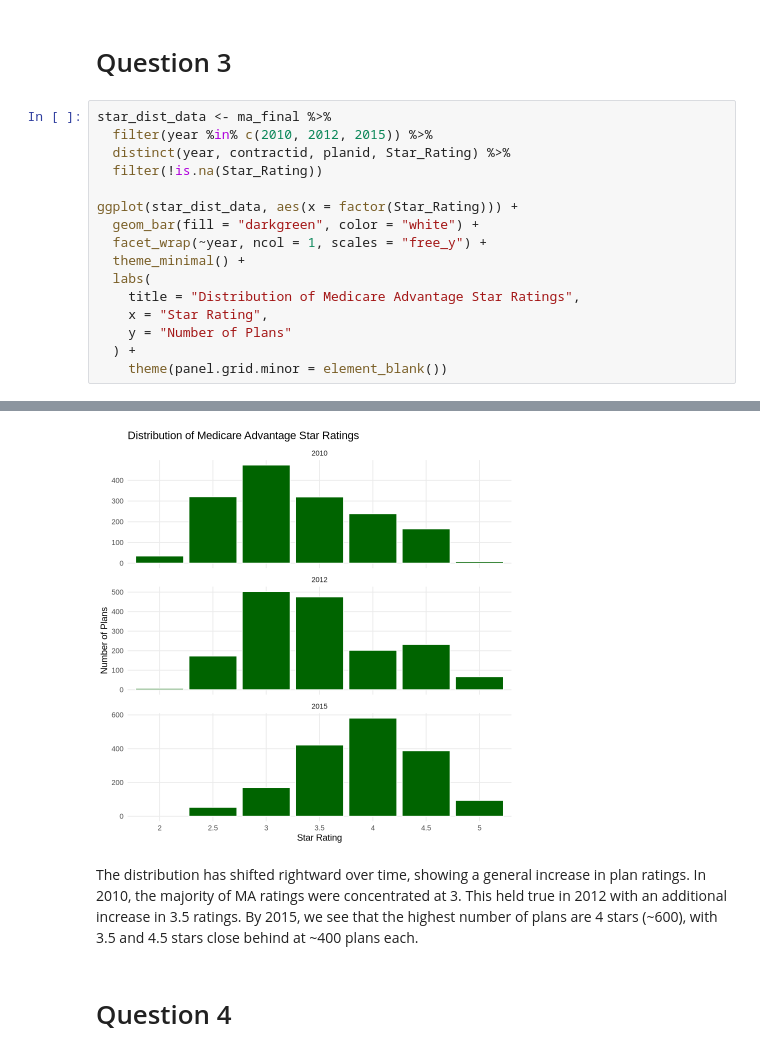
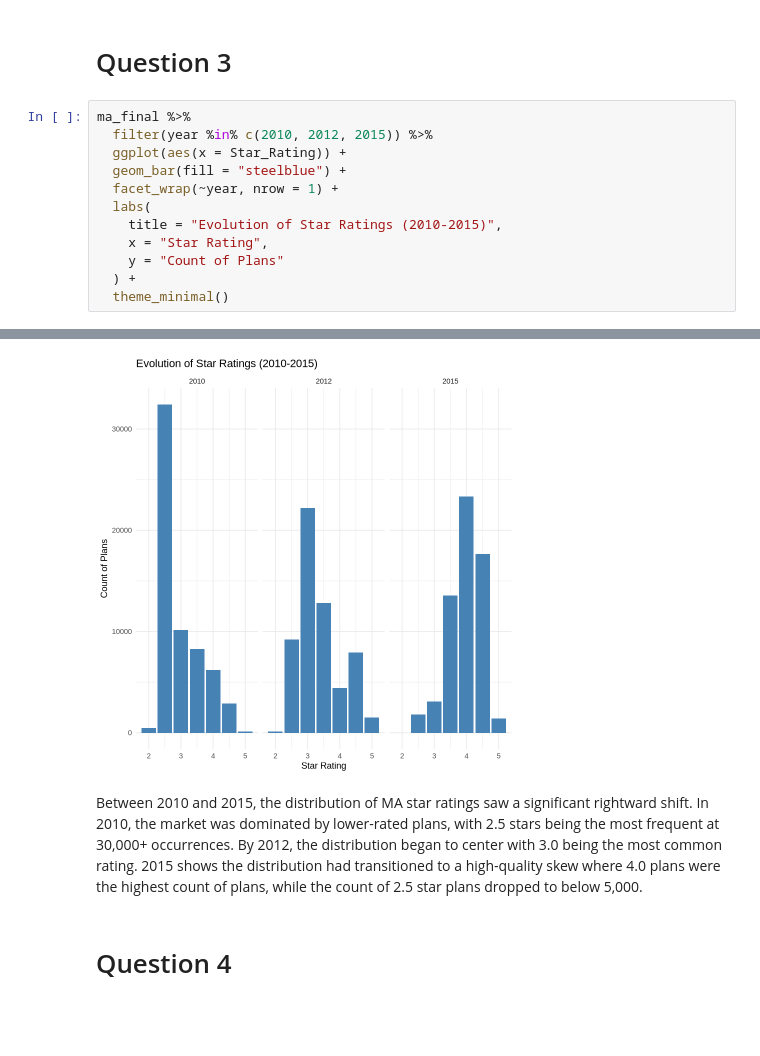
Before and after one commit to eugarco/hwk3, a Jupyter notebook: submission2/data-code-2.ipynb, the cells around one changed output, grey strips where cells are left out. Cells and saved outputs as stored; diff of their text form; blank space fills up the shorter version.

```diff
--- a/submission2/data-code-2.ipynb
+++ b/submission2/data-code-2.ipynb
@@ -69,19 +67,15 @@ A tibble: 6 × 4
 # %% [markdown]
 # Question 3
 # %%
-star_dist_data <- ma_final %>%
+ma_final %>%
   filter(year %in% c(2010, 2012, 2015)) %>%
-  distinct(year, contractid, planid, Star_Rating) %>%
-  filter(!is.na(Star_Rating))
-
-ggplot(star_dist_data, aes(x = factor(Star_Rating))) +
-  geom_bar(fill = "darkgreen", color = "white") +
-  facet_wrap(~year, ncol = 1, scales = "free_y") +
-  theme_minimal() +
+  ggplot(aes(x = Star_Rating)) +
+  geom_bar(fill = "steelblue") +
+  facet_wrap(~year, nrow = 1) +
   labs(
-    title = "Distribution of Medicare Advantage Star Ratings",
+    title = "Evolution of Star Ratings (2010-2015)",
     x = "Star Rating",
-    y = "Number of Plans"
+    y = "Count of Plans"
   ) +
-    theme(panel.grid.minor = element_blank())
+  theme_minimal()
 # %% [output]
@@ -88,6 +84,6 @@ ggplot(star_dist_data, aes(x = factor(Star_Rating))) +
-[figure, old version]
+[figure, new version]
 # %% [markdown]
-The distribution has shifted rightward over time, showing a general increase in plan ratings. In 2010, the majority of MA ratings were concentrated at 3. This held true in 2012 with an additional increase in 3.5 ratings. By 2015, we see that the highest number of plans are 4 stars (~600), with 3.5 and 4.5 stars close behind at ~400 plans each.
+Between 2010 and 2015, the distribution of MA star ratings saw a significant rightward shift. In 2010, the market was dominated by lower-rated plans, with 2.5 stars being the most frequent at 30,000+ occurrences. By 2012, the distribution began to center with 3.0 being the most common rating. 2015 shows the distribution had transitioned to a high-quality skew where 4.0 plans were the highest count of plans, while the count of 2.5 star plans dropped to below 5,000.
 # %% [markdown]
 # Question 4
 # %%
```
Also changed, not shown: parts of 12 cells of this notebook, 4 other files.
